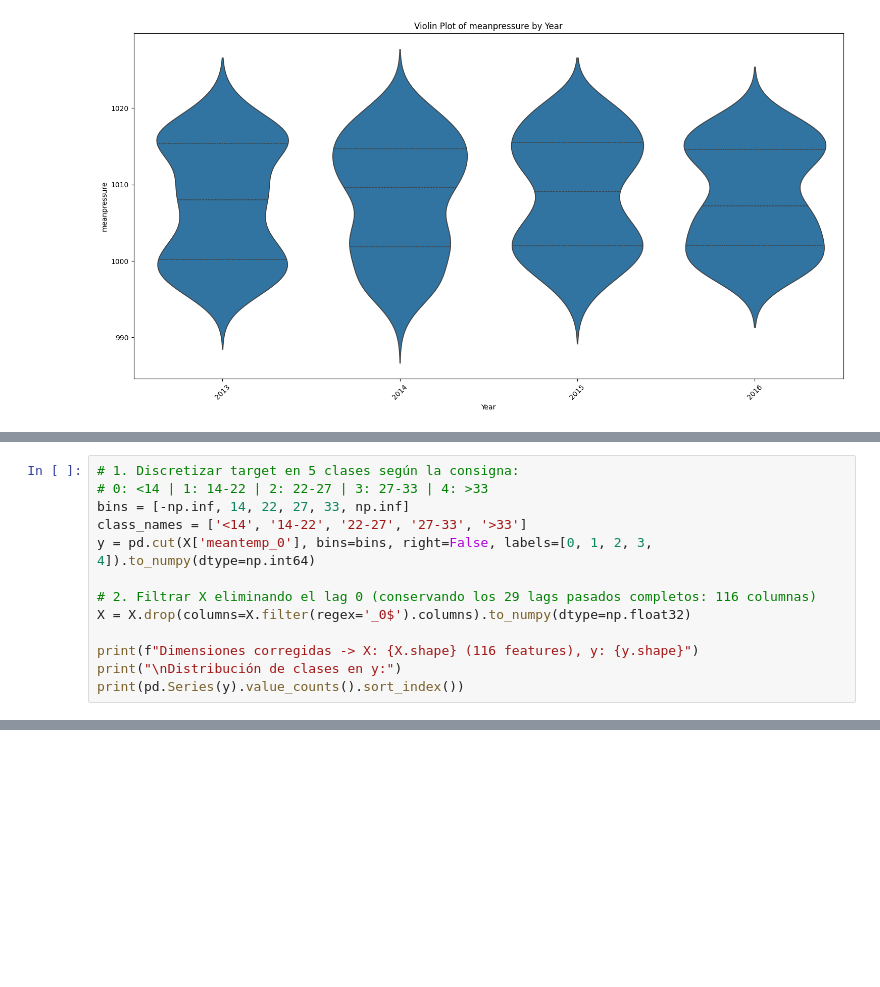
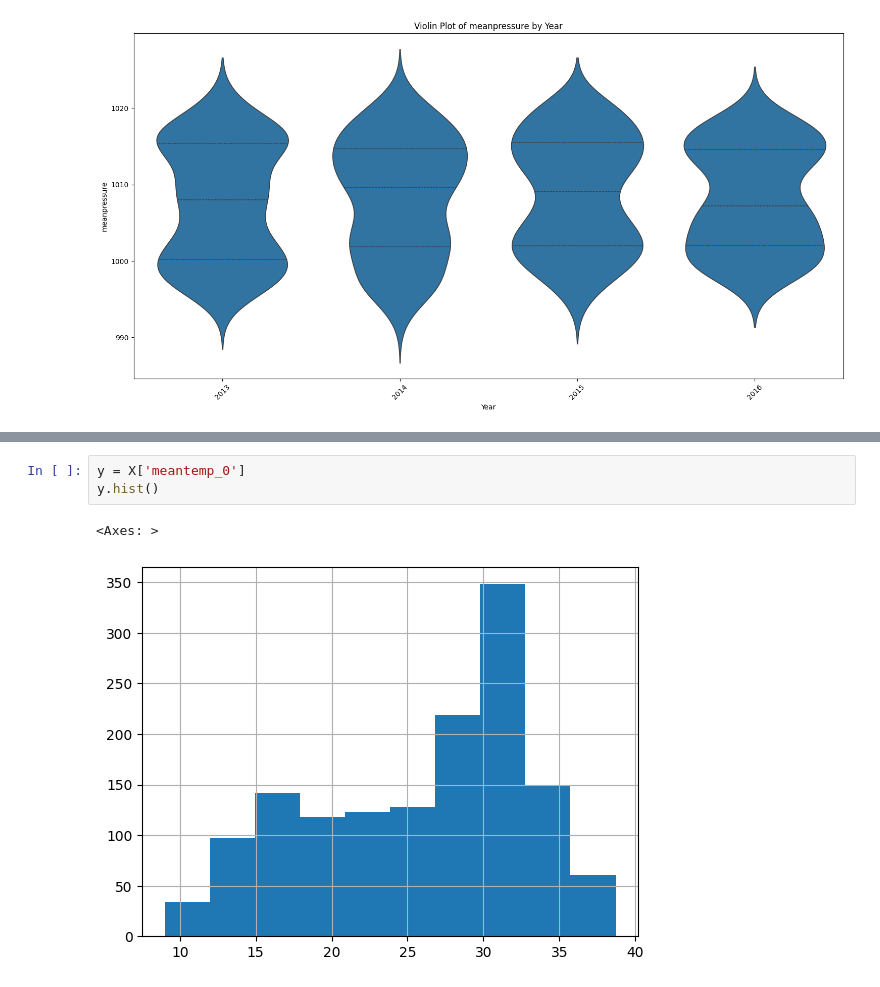
Before and after one commit to Afroefras/uag-deep-learning, a Jupyter notebook: parcial_1/Examen_Weather_Multiclass_Classification_[SOLUCIÓN]_.ipynb, the cells around one changed output, grey strips where cells are left out. Cells and saved outputs as stored; diff of their text form; blank space fills up the shorter version.

```diff
--- a/parcial_1/Examen_Weather_Multiclass_Classification_[SOLUCIÓN]_.ipynb
+++ b/parcial_1/Examen_Weather_Multiclass_Classification_[SOLUCIÓN]_.ipynb
@@ -347,13 +420,0 @@ X.head()
-# %%
-# 1. Discretizar target en 5 clases según la consigna:
-# 0: <14 | 1: 14-22 | 2: 22-27 | 3: 27-33 | 4: >33
-bins = [-np.inf, 14, 22, 27, 33, np.inf]
-class_names = ['<14', '14-22', '22-27', '27-33', '>33']
-y = pd.cut(X['meantemp_0'], bins=bins, right=False, labels=[0, 1, 2, 3, 4]).to_numpy(dtype=np.int64)
-
-# 2. Filtrar X eliminando el lag 0 (conservando los 29 lags pasados completos: 116 columnas)
-X = X.drop(columns=X.filter(regex='_0$').columns).to_numpy(dtype=np.float32)
-
-print(f"Dimensiones corregidas -> X: {X.shape} (116 features), y: {y.shape}")
-print("\nDistribución de clases en y:")
-print(pd.Series(y).value_counts().sort_index())
@@ -413,0 +421,6 @@ Clase   >33 -> Peso asignado: 1.4312
+# %%
+y = X['meantemp_0']
+y.hist()
+# %% [output]
+<Axes: >
+[figure, added]
```
Also changed, not shown: parts of 69 cells of this notebook.
